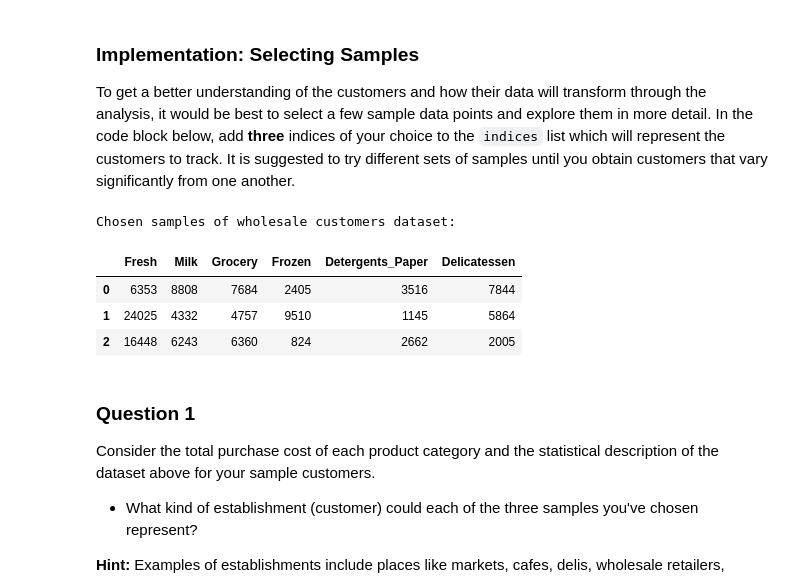
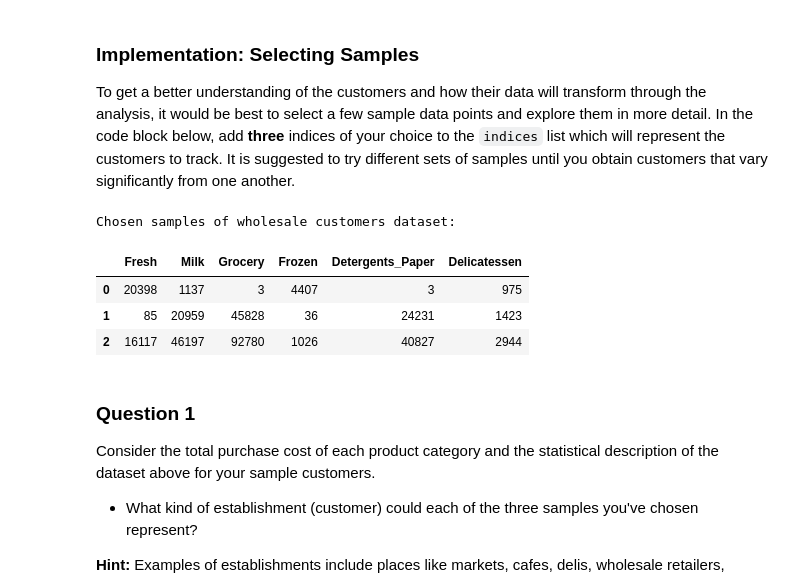
Before and after one commit to HausdorffRaum/MLND, a Jupyter notebook: customer_segments/customer_segments.ipynb, the cells around one changed output. Drawn from its saved outputs; the diff is of its cells as text; code cells hidden in the pictures.

```diff
--- a/customer_segments/customer_segments.ipynb
+++ b/customer_segments/customer_segments.ipynb
@@ -60,18 +60,18 @@ display(data.describe())
 To get a better understanding of the customers and how their data will transform through the analysis, it would be best to select a few sample data points and explore them in more detail. In the code block below, add **three** indices of your choice to the `indices` list which will represent the customers to track. It is suggested to try different sets of samples until you obtain customers that vary significantly from one another.
 # %%
 # TODO: Select three indices of your choice you wish to sample from the dataset
-indices = [2,40,300]
+indices = [75,65,85]
 
 # Create a DataFrame of the chosen samples
 samples = pd.DataFrame(data.loc[indices], columns = data.keys()).reset_index(drop = True)
 print "Chosen samples of wholesale customers dataset:"
 display(samples)
 # %% [output]
 Chosen samples of wholesale customers dataset:
 |  | Fresh | Milk | Grocery | Frozen | Detergents_Paper | Delicatessen |
-| 0 | 6353 | 8808 | 7684 | 2405 | 3516 | 7844 |
-| 1 | 24025 | 4332 | 4757 | 9510 | 1145 | 5864 |
-| 2 | 16448 | 6243 | 6360 | 824 | 2662 | 2005 |
+| 0 | 20398 | 1137 | 3 | 4407 | 3 | 975 |
+| 1 | 85 | 20959 | 45828 | 36 | 24231 | 1423 |
+| 2 | 16117 | 46197 | 92780 | 1026 | 40827 | 2944 |
 # %% [markdown]
 ### Question 1
 Consider the total purchase cost of each product category and the statistical description of the dataset above for your sample customers.
```
Also changed, not shown: parts of 30 cells of this notebook, 1 other file.
